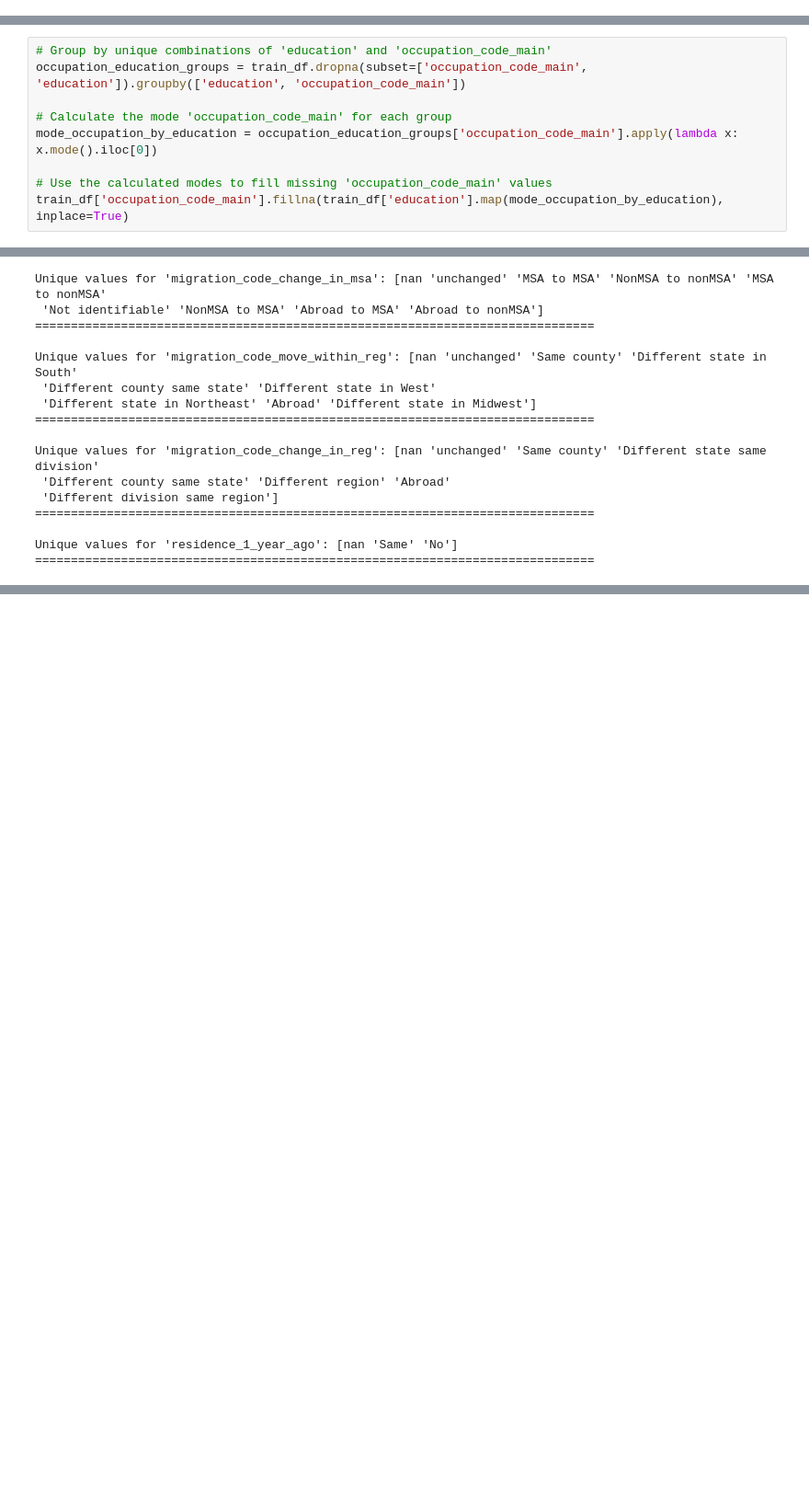
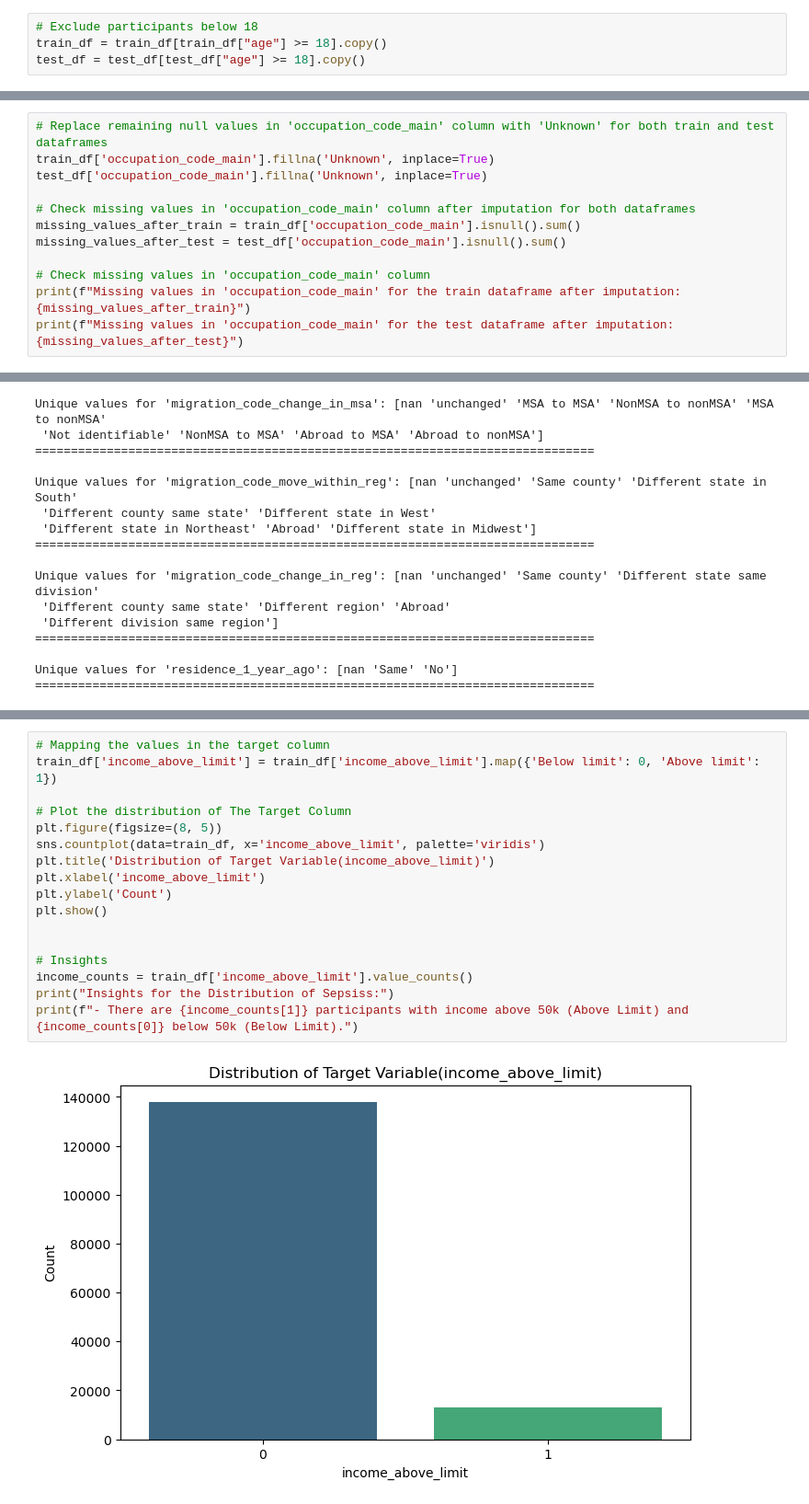
Before and after one commit to rasmodev/Income-Prediction-Challenge-For-Azubian, a Jupyter notebook: Income_Prediction.ipynb, the cells around one changed output, grey strips where cells are left out. Shown: that part at 92% size. Saved outputs shown, nothing was run; the diff lists cells and outputs as text; blank space fills up the shorter version.

```diff
--- a/Income_Prediction.ipynb
+++ b/Income_Prediction.ipynb
@@ -682,0 +750,4 @@ test_df.loc[test_df['age'] < 18, 'class'] = 'Never worked'
+# %%
+# Exclude participants below 18
+train_df = train_df[train_df["age"] >= 18].copy()
+test_df = test_df[test_df["age"] >= 18].copy()
@@ -769,9 +789,0 @@ null_occupation
-# %%
-# Group by unique combinations of 'education' and 'occupation_code_main'
-occupation_education_groups = train_df.dropna(subset=['occupation_code_main', 'education']).groupby(['education', 'occupation_code_main'])
-
-# Calculate the mode 'occupation_code_main' for each group
-mode_occupation_by_education = occupation_education_groups['occupation_code_main'].apply(lambda x: x.mode().iloc[0])
-
-# Use the calculated modes to fill missing 'occupation_code_main' values
-train_df['occupation_code_main'].fillna(train_df['education'].map(mode_occupation_by_education), inplace=True)
@@ -787,0 +892,12 @@ Missing values in 'occupation_code_main' after imputation: 105694
+# %%
+# Replace remaining null values in 'occupation_code_main' column with 'Unknown' for both train and test dataframes
+train_df['occupation_code_main'].fillna('Unknown', inplace=True)
+test_df['occupation_code_main'].fillna('Unknown', inplace=True)
+
+# Check missing values in 'occupation_code_main' column after imputation for both dataframes
+missing_values_after_train = train_df['occupation_code_main'].isnull().sum()
+missing_values_after_test = test_df['occupation_code_main'].isnull().sum()
+
+# Check missing values in 'occupation_code_main' column
+print(f"Missing values in 'occupation_code_main' for the train dataframe after imputation: {missing_values_after_train}")
+print(f"Missing values in 'occupation_code_main' for the test dataframe after imputation: {missing_values_after_test}")
@@ -865,0 +991,19 @@ train_df
+# %%
+# Mapping the values in the target column
+train_df['income_above_limit'] = train_df['income_above_limit'].map({'Below limit': 0, 'Above limit': 1})
+
+# Plot the distribution of The Target Column
+plt.figure(figsize=(8, 5))
+sns.countplot(data=train_df, x='income_above_limit', palette='viridis')
+plt.title('Distribution of Target Variable(income_above_limit)')
+plt.xlabel('income_above_limit')
+plt.ylabel('Count')
+plt.show()
+
+
+# Insights
+income_counts = train_df['income_above_limit'].value_counts()
+print("Insights for the Distribution of Sepsiss:")
+print(f"- There are {income_counts[1]} participants with income above 50k (Above Limit) and {income_counts[0]} below 50k (Below Limit).")
+# %% [output]
+[figure, added]
```
Also changed, not shown: parts of 104 cells of this notebook.
